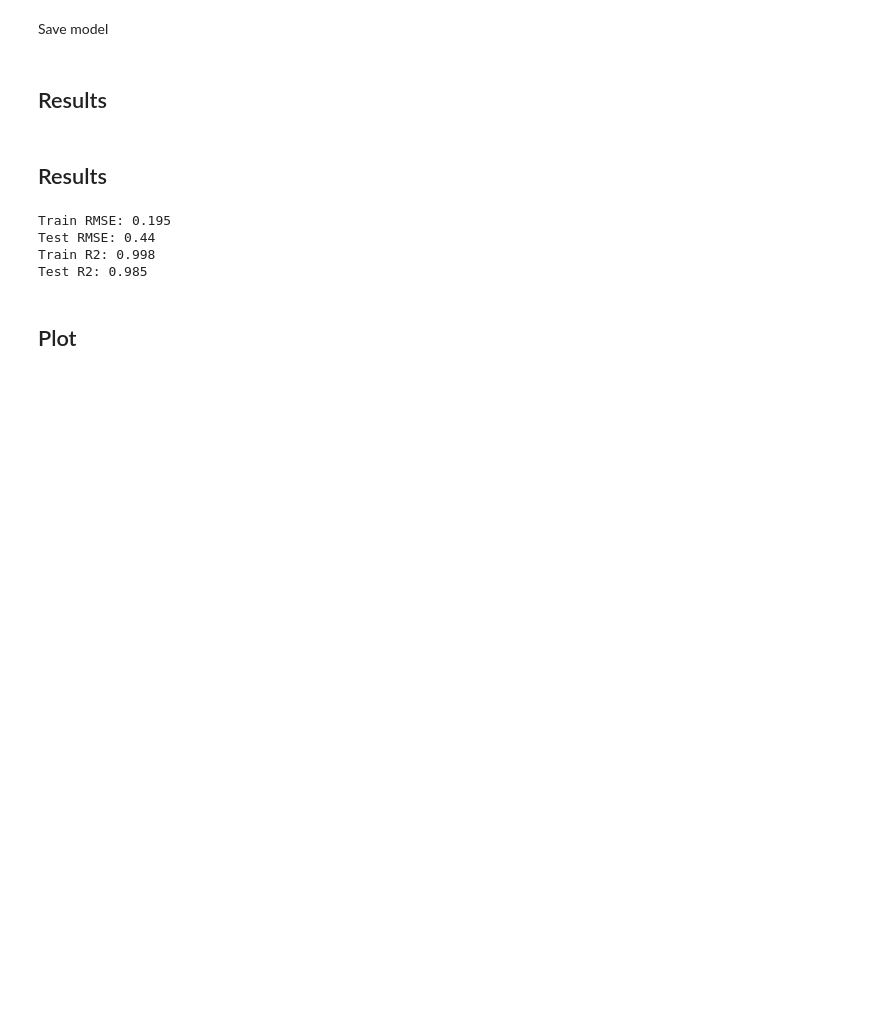
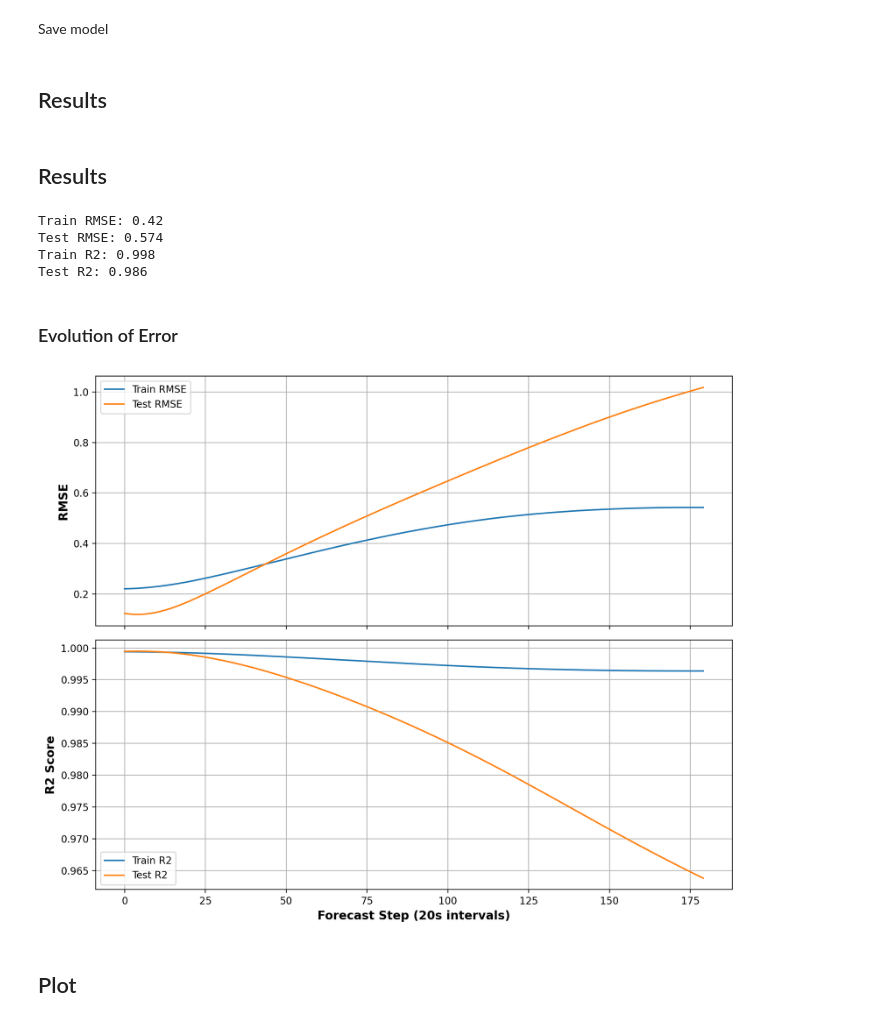
Before and after one commit to David-Student-Bern/MT, a Jupyter notebook: Analysis/modeling/kaggle_forecast3.ipynb, the cells around one changed output. Cells and saved outputs as stored; diff of their text form; code cells hidden in the pictures; blank space fills up the shorter version.

```diff
--- a/Analysis/modeling/kaggle_forecast3.ipynb
+++ b/Analysis/modeling/kaggle_forecast3.ipynb
@@ -304,20 +306,51 @@ def plot_multistep(y, every=1, ax=None, palette_kwargs=None):
 # %% [markdown]
 ## Results
 # %%
-from sklearn.metrics import mean_squared_error
+from sklearn.metrics import root_mean_squared_error
 from sklearn.metrics import r2_score
 
-train_rmse = mean_squared_error(y_train, y_fit)
-test_rmse = mean_squared_error(y_test, y_pred)
+train_rmse = root_mean_squared_error(y_train, y_fit)
+test_rmse = root_mean_squared_error(y_test, y_pred)
 print((f"Train RMSE: {train_rmse:.3}\n" f"Test RMSE: {test_rmse:.3}"))
 train_r2 = r2_score(y_train, y_fit)
 test_r2 = r2_score(y_test, y_pred)
 print((f"Train R2: {train_r2:.3}\n" f"Test R2: {test_r2:.3}"))
 # %% [output]
-Train RMSE: 0.195
-Test RMSE: 0.44
+Train RMSE: 0.42
+Test RMSE: 0.574
 Train R2: 0.998
-Test R2: 0.985
+Test R2: 0.986
+# %% [markdown]
+### Evolution of Error
+# %%
+train_rmse_list = []
+test_rmse_list = []
+train_r2_list = []
+test_r2_list = []
+
+for i in range(len(y.columns)):
+    train_rmse_list.append(root_mean_squared_error(y_train.iloc[:, i], y_fit.iloc[:, i]))
+    test_rmse_list.append(root_mean_squared_error(y_test.iloc[:, i], y_pred.iloc[:, i]))
+    train_r2_list.append(r2_score(y_train.iloc[:, i], y_fit.iloc[:, i]))
+    test_r2_list.append(r2_score(y_test.iloc[:, i], y_pred.iloc[:, i]))
+
+fix, ax = plt.subplots(2, 1, figsize=(10, 8), sharex=True)
+ax[0].plot(train_rmse_list, label='Train RMSE')
+ax[0].plot(test_rmse_list, label='Test RMSE')
+ax[0].set_ylabel('RMSE')
+ax[0].legend()
+ax[0].grid(True)
+
+ax[1].plot(train_r2_list, label='Train R2')
+ax[1].plot(test_r2_list, label='Test R2')
+ax[1].set_ylabel('R2 Score')
+ax[1].set_xlabel('Forecast Step (20s intervals)')
+ax[1].legend()
+ax[1].grid(True)
+plt.tight_layout()
+plt.show()
+# %% [output]
+[figure, added]
 # %% [markdown]
 ## Plot
 # %%
```
Also changed, not shown: parts of 7 cells of this notebook, 2 other files.
